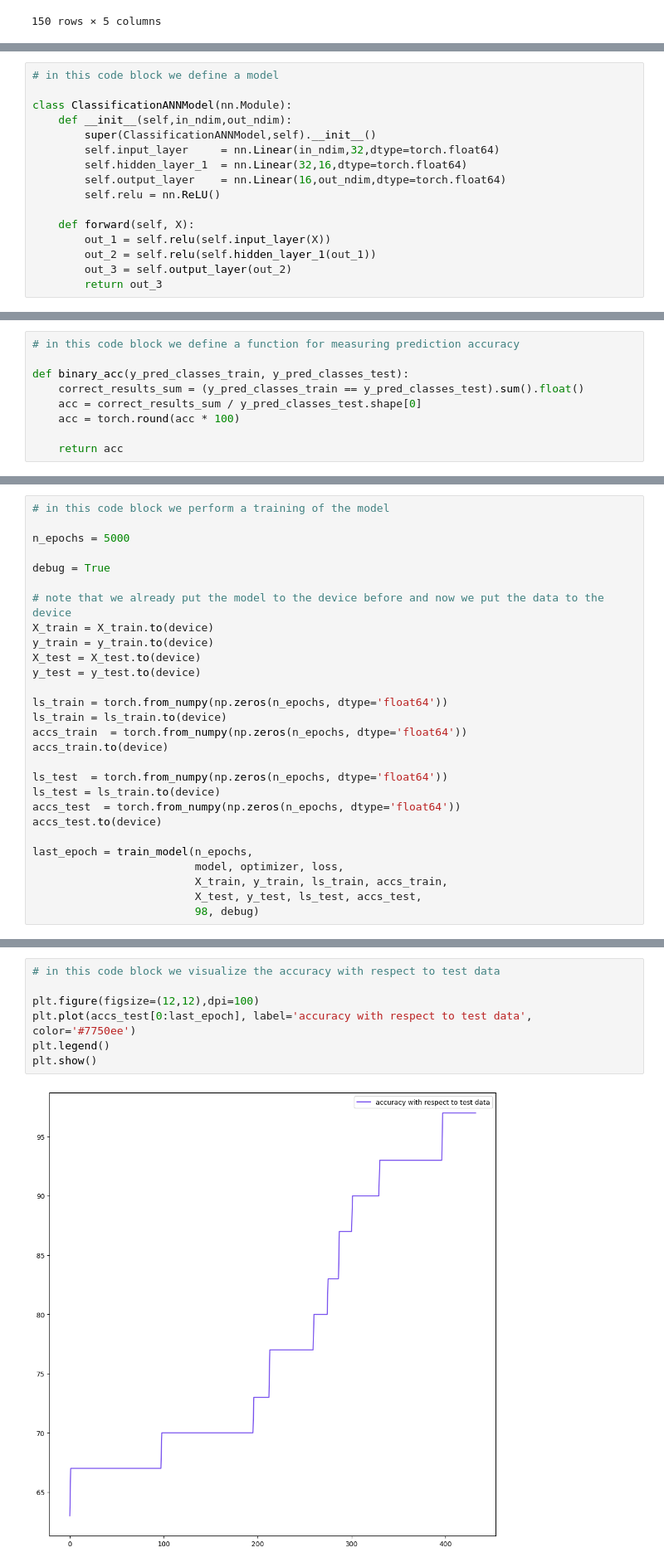
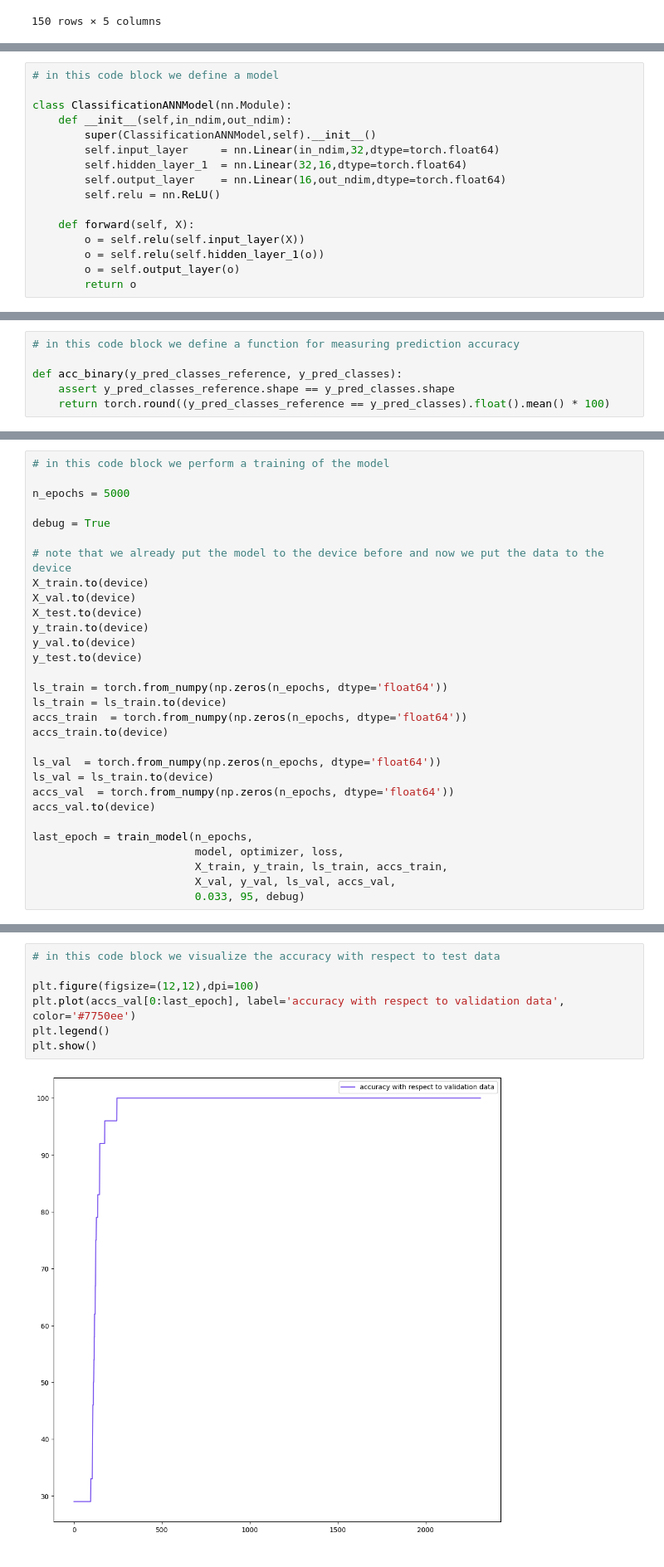
Before and after one commit to aisven/fullstack-ml-academy-homework, a Jupyter notebook: notepads/02-Einfuehrung-PyTorch/02-Einfuehrung-PyTorch.ipynb, the cells around one changed output, grey strips where cells are left out. Shown at 83% size. Saved outputs shown, nothing was run; the diff lists cells and outputs as text.

Commit message:
introduce and use validation data

```diff
--- a/notepads/02-Einfuehrung-PyTorch/02-Einfuehrung-PyTorch.ipynb
+++ b/notepads/02-Einfuehrung-PyTorch/02-Einfuehrung-PyTorch.ipynb
@@ -168,10 +181,10 @@ class ClassificationANNModel(nn.Module):
         self.relu = nn.ReLU()
 
     def forward(self, X):
-        out_1 = self.relu(self.input_layer(X))
-        out_2 = self.relu(self.hidden_layer_1(out_1))
-        out_3 = self.output_layer(out_2)
-        return out_3
+        o = self.relu(self.input_layer(X))
+        o = self.relu(self.hidden_layer_1(o))
+        o = self.output_layer(o)
+        return o
 # %%
 # in this code block we create a model
 
@@ -229,9 +242,6 @@ def logits_to_probabilities_to_classes(y_logits):
 # %%
 # in this code block we define a function for measuring prediction accuracy
 
-def binary_acc(y_pred_classes_train, y_pred_classes_test):
-    correct_results_sum = (y_pred_classes_train == y_pred_classes_test).sum().float()
-    acc = correct_results_sum / y_pred_classes_test.shape[0]
-    acc = torch.round(acc * 100)
-
-    return acc
+def acc_binary(y_pred_classes_reference, y_pred_classes):
+    assert y_pred_classes_reference.shape == y_pred_classes.shape
+    return torch.round((y_pred_classes_reference == y_pred_classes).float().mean() * 100)
@@ -337,26 +324,28 @@ n_epochs = 5000
 debug = True
 
 # note that we already put the model to the device before and now we put the data to the device
-X_train = X_train.to(device)
-y_train = y_train.to(device)
-X_test = X_test.to(device)
-y_test = y_test.to(device)
+X_train.to(device)
+X_val.to(device)
+X_test.to(device)
+y_train.to(device)
+y_val.to(device)
+y_test.to(device)
 
 ls_train = torch.from_numpy(np.zeros(n_epochs, dtype='float64'))
 ls_train = ls_train.to(device)
 accs_train  = torch.from_numpy(np.zeros(n_epochs, dtype='float64'))
 accs_train.to(device)
 
-ls_test  = torch.from_numpy(np.zeros(n_epochs, dtype='float64'))
-ls_test = ls_train.to(device)
-accs_test  = torch.from_numpy(np.zeros(n_epochs, dtype='float64'))
-accs_test.to(device)
+ls_val  = torch.from_numpy(np.zeros(n_epochs, dtype='float64'))
+ls_val = ls_train.to(device)
+accs_val  = torch.from_numpy(np.zeros(n_epochs, dtype='float64'))
+accs_val.to(device)
 
 last_epoch = train_model(n_epochs,
                          model, optimizer, loss,
                          X_train, y_train, ls_train, accs_train,
-                         X_test, y_test, ls_test, accs_test,
-                         98, debug)
+                         X_val, y_val, ls_val, accs_val,
+                         0.033, 95, debug)
 # %% [output]
 Training starts.
 n_epochs=5000
@@ -405,12 +394,12 @@ plt.show()
 # %%
 # in this code block we visualize the accuracy with respect to test data
 
 plt.figure(figsize=(12,12),dpi=100)
-plt.plot(accs_test[0:last_epoch], label='accuracy with respect to test data', color='#7750ee')
+plt.plot(accs_val[0:last_epoch], label='accuracy with respect to validation data', color='#7750ee')
 plt.legend()
 plt.show()
 # %% [output]
-[figure, old version]
+[figure, new version]
 # %%
 # in this code block we have the model perform inference on all of the data
 
```
Also changed, not shown: parts of 8 cells of this notebook.
